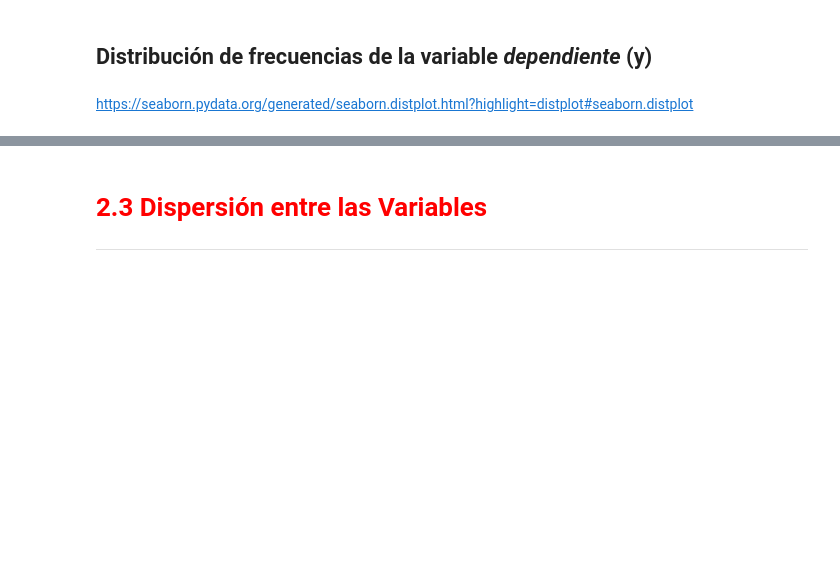
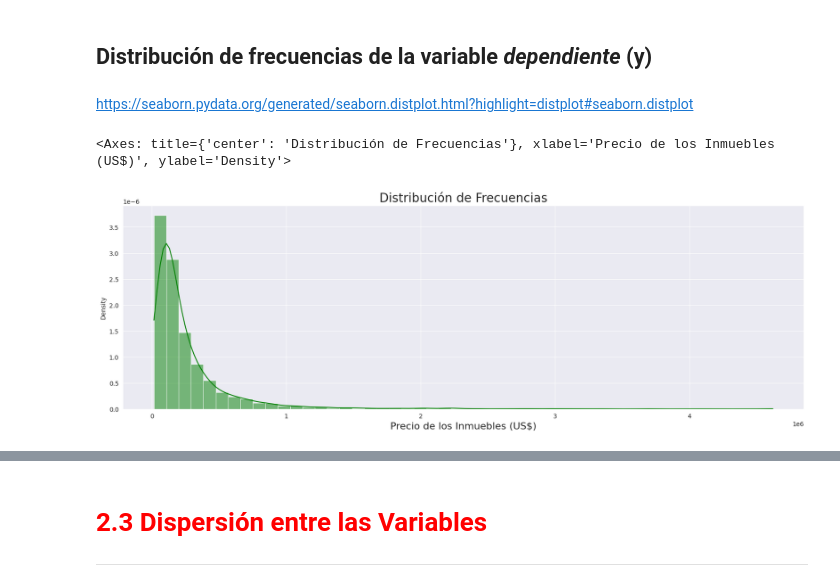
Before and after one commit to DanielRaiicHu/regresion_lineal_tecnicas_avanzadas, a Jupyter notebook: regresion_lineal_tecnicas_avanzadas.ipynb, the cells around one changed output, grey strips where cells are left out. Drawn from its saved outputs; the diff is of its cells as text; code cells hidden in the pictures; blank space fills up the shorter version.

```diff
--- a/regresion_lineal_tecnicas_avanzadas.ipynb
+++ b/regresion_lineal_tecnicas_avanzadas.ipynb
@@ -102,0 +178,14 @@ ax
+# %%
+# Crea un histograma con curva de densidad (kde=True)
+# La variable 'Valor' representa el precio de los inmuebles
+# bins=50 define la cantidad de divisiones del histograma
+# stat="density" indica que el eje Y muestra densidad (no frecuencia absoluta)
+# color='green' define el color de las barras y la curva
+ax = sns.histplot(datos['Valor'], kde=True, color='green', bins=50, stat="density")
+ax.figure.set_size_inches(20, 6)                                  # Ajusta el tamaño del gráfico (ancho = 20, alto = 6)
+ax.set_title('Distribución de Frecuencias', fontsize=20)          # Establece el título del gráfico
+ax.set_xlabel('Precio de los Inmuebles (US$)', fontsize=16)       # Etiqueta para el eje X (unidad monetaria en dólares)
+ax                                                                # Muestra el gráfico en pantalla
+# %% [output]
+<Axes: title={'center': 'Distribución de Frecuencias'}, xlabel='Precio de los Inmuebles (US$)', ylabel='Density'>
+[figure, added]
```
Also changed, not shown: parts of 23 cells of this notebook.
